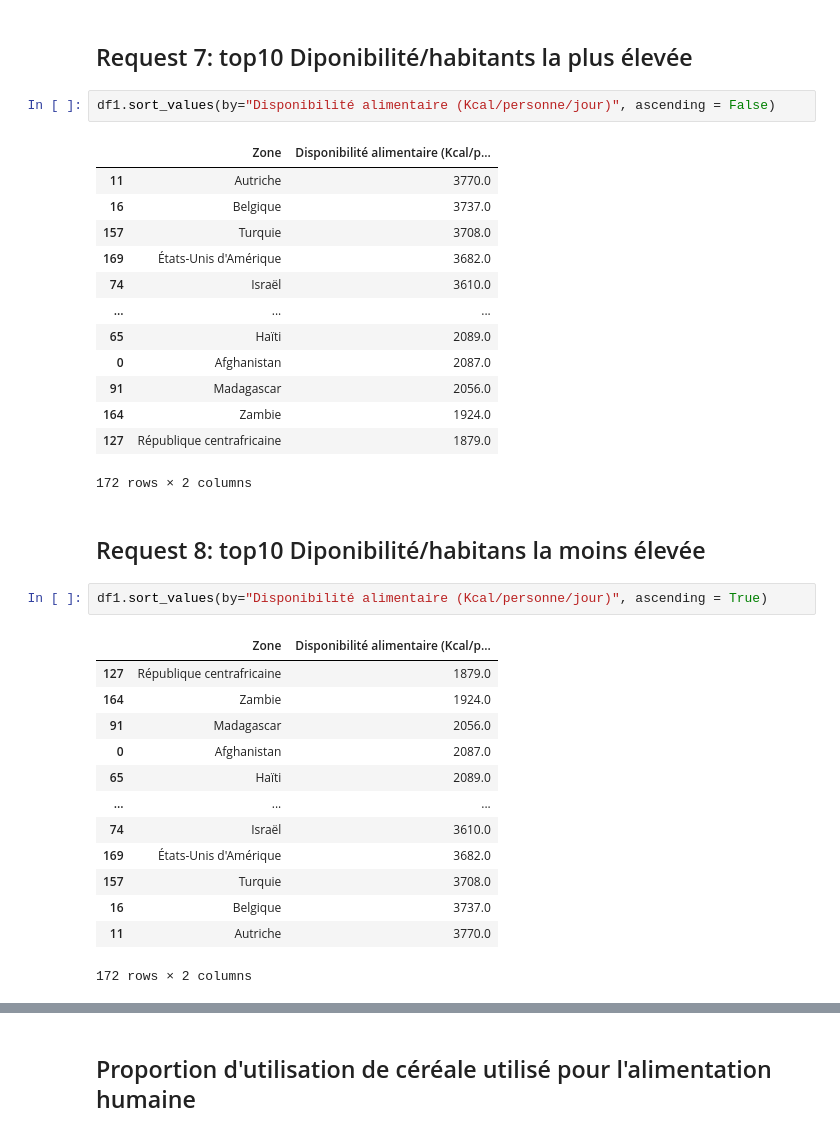
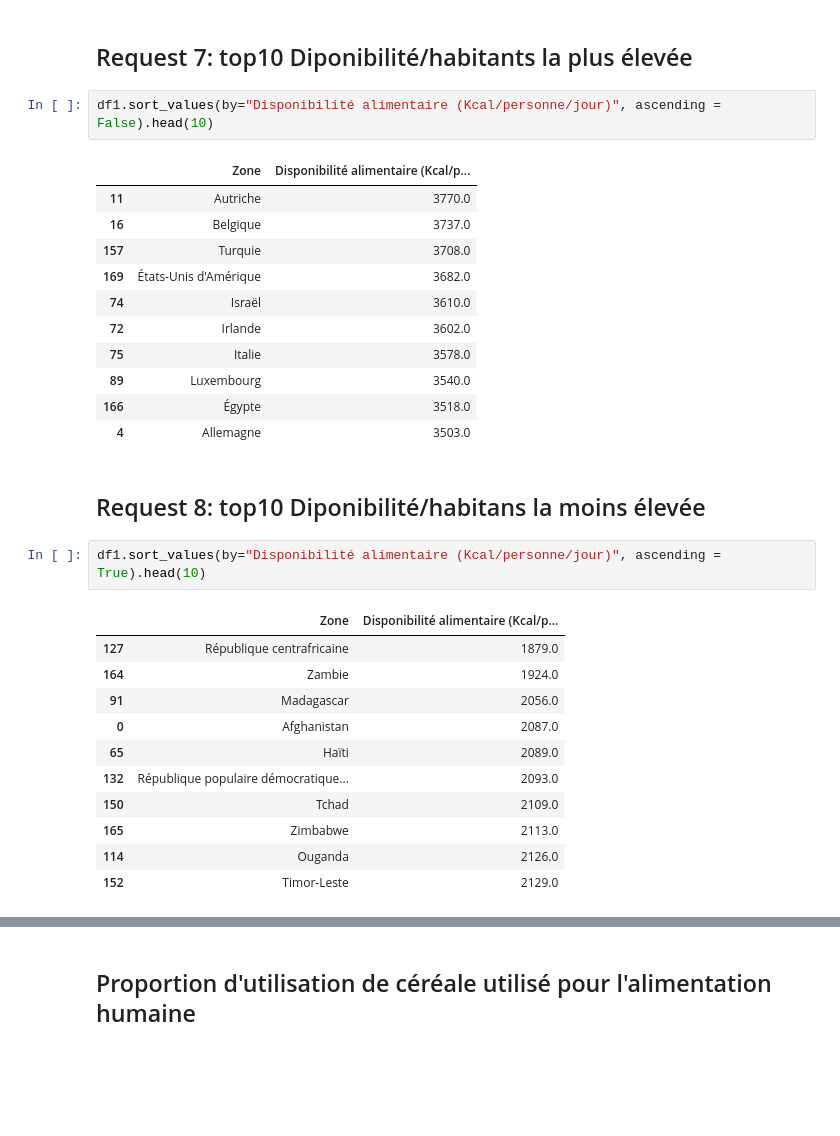
Before and after one commit to Valeeew/P4, a Jupyter notebook: etude_sante_publique.ipynb, the cells around one changed output, grey strips where cells are left out. Drawn from its saved outputs; the diff is of its cells as text; blank space fills up the shorter version.

```diff
--- a/etude_sante_publique.ipynb
+++ b/etude_sante_publique.ipynb
@@ -168,25 +178,23 @@ df2.sort_values(by = "disp/hab" ,ascending = False).head(10)
 # %% [markdown]
 <h2>Request 7: top10  Diponibilité/habitants la plus élevée</h2>
 # %%
-df1.sort_values(by="Disponibilité alimentaire (Kcal/personne/jour)", ascending = False)
+df1.sort_values(by="Disponibilité alimentaire (Kcal/personne/jour)", ascending = False).head(10)
 # %% [output]
 |  | Zone | Disponibilité alimentaire (Kcal/p... |
 | 11 | Autriche | 3770.0 |
 | 16 | Belgique | 3737.0 |
 | 157 | Turquie | 3708.0 |
 | 169 | États-Unis d'Amérique | 3682.0 |
 | 74 | Israël | 3610.0 |
-| ... | ... | ... |
-| 65 | Haïti | 2089.0 |
-| 0 | Afghanistan | 2087.0 |
-| 91 | Madagascar | 2056.0 |
-| 164 | Zambie | 1924.0 |
-| 127 | République centrafricaine | 1879.0 |
+| 72 | Irlande | 3602.0 |
+| 75 | Italie | 3578.0 |
+| 89 | Luxembourg | 3540.0 |
+| 166 | Égypte | 3518.0 |
+| 4 | Allemagne | 3503.0 |
-172 rows × 2 columns
 # %% [markdown]
 <h2>Request 8: top10  Diponibilité/habitans la moins élevée</h2>
 # %%
-df1.sort_values(by="Disponibilité alimentaire (Kcal/personne/jour)", ascending = True)
+df1.sort_values(by="Disponibilité alimentaire (Kcal/personne/jour)", ascending = True).head(10)
 # %% [output]
 |  | Zone | Disponibilité alimentaire (Kcal/p... |
 | 127 | République centrafricaine | 1879.0 |
@@ -194,10 +202,8 @@ df1.sort_values(by="Disponibilité alimentaire (Kcal/personne/jour)", ascending
 | 91 | Madagascar | 2056.0 |
 | 0 | Afghanistan | 2087.0 |
 | 65 | Haïti | 2089.0 |
-| ... | ... | ... |
-| 74 | Israël | 3610.0 |
-| 169 | États-Unis d'Amérique | 3682.0 |
-| 157 | Turquie | 3708.0 |
-| 16 | Belgique | 3737.0 |
-| 11 | Autriche | 3770.0 |
+| 132 | République populaire démocratique... | 2093.0 |
+| 150 | Tchad | 2109.0 |
+| 165 | Zimbabwe | 2113.0 |
+| 114 | Ouganda | 2126.0 |
+| 152 | Timor-Leste | 2129.0 |
-172 rows × 2 columns
```
Also changed, not shown: parts of 8 cells of this notebook, 2 other files.
